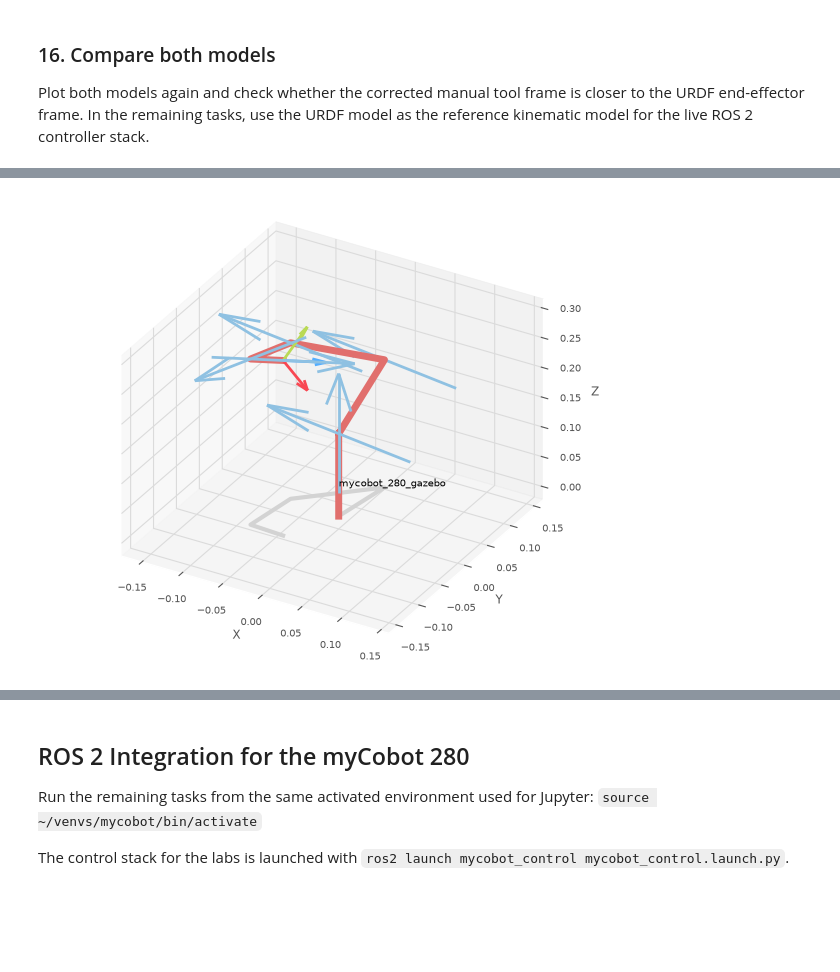
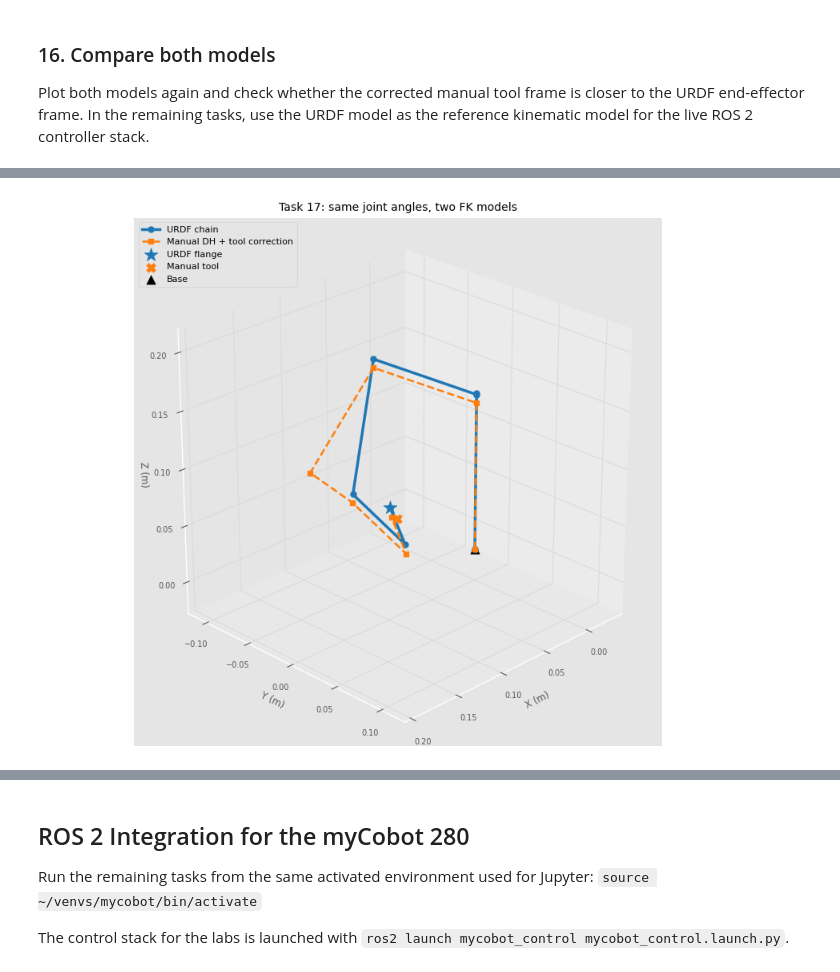
Before and after one commit to AnanthaPrajith/mycobot_ws, a Jupyter notebook: notebooks/02_ForwardKinematics.ipynb, the cells around one changed output, grey strips where cells are left out. Cells and saved outputs as stored; diff of their text form; code cells hidden in the pictures; blank space fills up the shorter version.

```diff
--- a/notebooks/02_ForwardKinematics.ipynb
+++ b/notebooks/02_ForwardKinematics.ipynb
@@ -277,13 +297,13 @@ print(thome)
 ### 16. Compare both models
 Plot both models again and check whether the corrected manual tool frame is closer to the URDF end-effector frame. In the remaining tasks, use the URDF model as the reference kinematic model for the live ROS 2 controller stack.
 # %%
-home = [0, 0, 0, 0, 0, 0]
-
-robot_2 = manual_robot.plot(home, backend="pyplot")
+manual_robot.q = home.copy()
+urdf_robot.q = home.copy()
+robot_2 = manual_robot.plot(home, backend="pyplot", block=False)
 robot_2.add(urdf_robot)
-
-if np.linalg.norm(thome - urdf_home) < 1.0e-7:
-    print('The manual myCobot 280 model and the URDF model agree at the end effector.')
-else:
-    print('The manual myCobot 280 model and the URDF model still differ at the end effector.')
+robot_2.step()
+thome = manual_robot.fkine(home).A
+report_pose_error(thome, urdf_fk(home))
+assert np.allclose(thome, urdf_fk(home), atol=1e-9)
+print("The correction aligns the end-effector frames at home only.")
 # %% [output]
@@ -296,22 +320,52 @@ Create a random configuration of the URDF model with `random_q()`. Compare the e
 # %%
-# generate a random myCobot 280 configuration
-randq = urdf_robot.random_q()
+# Reproducible sample within the URDF joint limits (radians).
+rng = np.random.default_rng(280)
+randq = rng.uniform(urdf_robot.qlim[0], urdf_robot.qlim[1])
+urdf_randq = randq.copy()
+trandq = manual_robot.fkine(randq).A
+urdf_trandq = urdf_fk(randq)
+report_pose_error(trandq, urdf_trandq)
 
-# reuse the same joint vector for both models
-urdf_randq = randq
+# Draw frame origins as a clean kinematic skeleton, without overlapping
+# joint arrows, frame labels, or floor shadows. These lines are not meshes.
+import matplotlib.pyplot as plt
 
-# Transform from base to end effector
-trandq = manual_robot.fkine(randq).A
-# Compute the corresponding URDF-model end-effector transform for the same joint vector
-urdf_trandq = urdf_robot.fkine(urdf_randq, start='g_base', end='joint6_flange').A
+manual_points = np.array([T.t for T in manual_robot.fkine_all(randq)])
+manual_points = np.vstack((manual_points, trandq[:3, 3]))
+urdf_points = np.array([
+    urdf_robot.fkine(randq, start="g_base", end=link).t
+    for link in ["g_base", "joint1", "joint2", "joint3", "joint4",
+                 "joint5", "joint6", "joint6_flange"]
+])
 
-if np.linalg.norm(trandq - urdf_trandq) < 1.0e-7:
-    print('The manual myCobot 280 model and the URDF model agree at the end effector.')
-else:
-    print('The manual myCobot 280 model and the URDF model do not fully agree at the end effector.')
+# Close this task's previous figure when rerunning the cell.
+if "task17_fig" in globals():
+    plt.close(task17_fig)
+task17_fig = plt.figure(figsize=(9, 7))
+ax = task17_fig.add_subplot(111, projection="3d")
+ax.plot(*urdf_points.T, "o-", color="tab:blue", linewidth=2.5,
+        markersize=5, label="URDF chain")
+ax.plot(*manual_points.T, "s--", color="tab:orange", linewidth=1.8,
+        markersize=4, label="Manual DH + tool correction")
+ax.scatter(*urdf_trandq[:3, 3], color="tab:blue", marker="*", s=160,
+           label="URDF flange")
+ax.scatter(*trandq[:3, 3], color="tab:orange", marker="X", s=70,
+           label="Manual tool")
+ax.scatter(0, 0, 0, color="black", marker="^", s=65, label="Base")
 
-# Plot
-robot_3 = urdf_robot.plot(urdf_randq, backend='pyplot')
-manual_robot.q = randq
-robot_3.add(manual_robot)
+# Identical axis spans prevent distortion of the robot's proportions.
+points = np.vstack((manual_points, urdf_points))
+center = (points.min(axis=0) + points.max(axis=0)) / 2
+half_span = max(np.ptp(points, axis=0).max() * 0.65, 0.10)
+ax.set_xlim(center[0] - half_span, center[0] + half_span)
+ax.set_ylim(center[1] - half_span, center[1] + half_span)
+ax.set_zlim(center[2] - half_span, center[2] + half_span)
+ax.set_box_aspect((1, 1, 1))
+ax.set(xlabel="X (m)", ylabel="Y (m)", zlabel="Z (m)",
+       title="Task 17: same joint angles, two FK models")
+ax.view_init(elev=25, azim=45)
+ax.legend(loc="upper left", fontsize=8)
+task17_fig.tight_layout()
+print("Joint angles (deg):", np.round(np.rad2deg(randq), 1))
+plt.show()
 # %% [output]
@@ -319 +375 @@ The manual myCobot 280 model and the URDF model do not fully agree at the end ef
-[figure, old version]
+[figure, new version]
```
Also changed, not shown: parts of 15 cells of this notebook, 14 other files.
